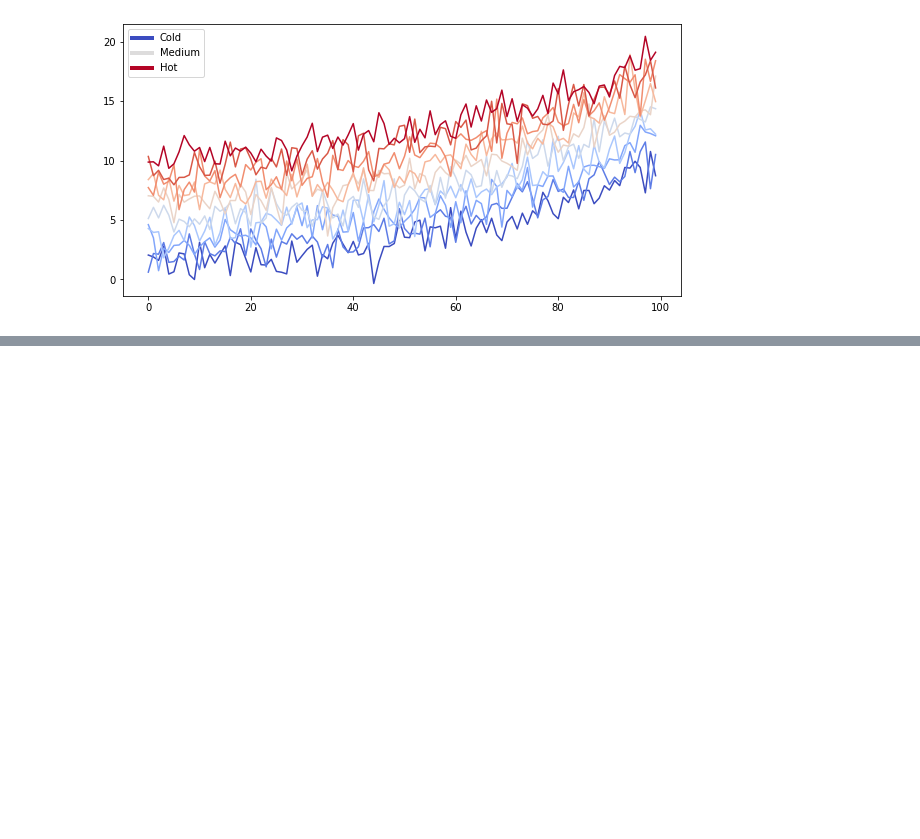
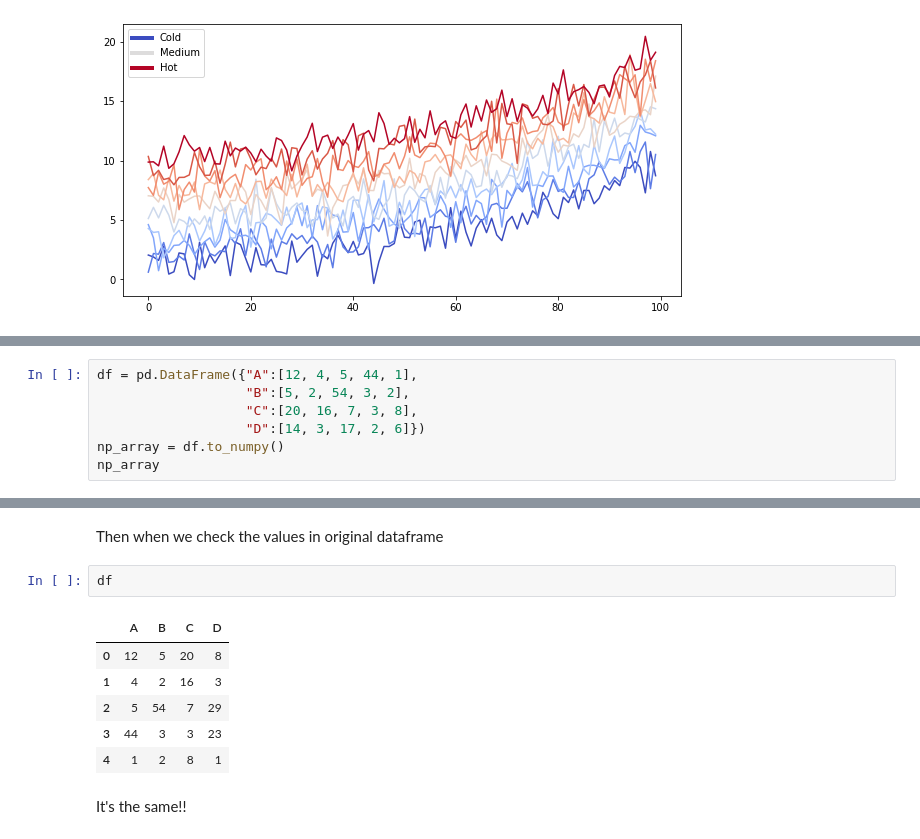
Before and after one commit to chaynerazr/numpy101, a Jupyter notebook: numpy-with-pandas.ipynb, the cells around one changed output, grey strips where cells are left out. Cells and saved outputs as stored; diff of their text form; blank space fills up the shorter version.

Commit message:
Finish the numpy and panda notebook

```diff
--- a/numpy-with-pandas.ipynb
+++ b/numpy-with-pandas.ipynb
@@ -29,0 +107,7 @@ ax.legend(custom_lines, ['Cold', 'Medium', 'Hot']);
+# %%
+df = pd.DataFrame({"A":[12, 4, 5, 44, 1],
+                   "B":[5, 2, 54, 3, 2],
+                   "C":[20, 16, 7, 3, 8],
+                   "D":[14, 3, 17, 2, 6]})
+np_array = df.to_numpy()
+np_array
@@ -29,0 +141,13 @@ ax.legend(custom_lines, ['Cold', 'Medium', 'Hot']);
+# %% [markdown]
+Then when we check the values in original dataframe
+# %%
+df
+# %% [output]
+|  | A | B | C | D |
+| 0 | 12 | 5 | 20 | 8 |
+| 1 | 4 | 2 | 16 | 3 |
+| 2 | 5 | 54 | 7 | 29 |
+| 3 | 44 | 3 | 3 | 23 |
+| 4 | 1 | 2 | 8 | 1 |
+# %% [markdown]
+It's the same!!
```
Also changed, not shown: parts of 14 cells of this notebook.
